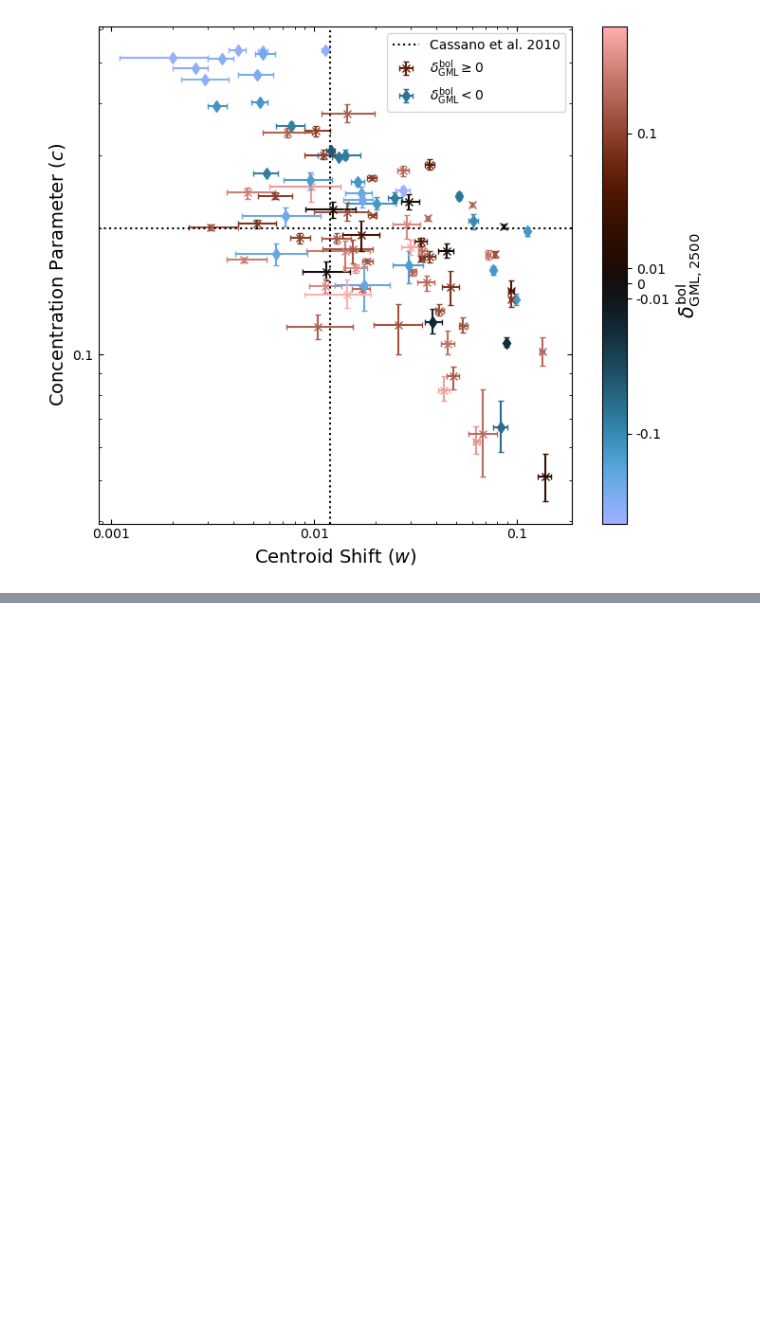
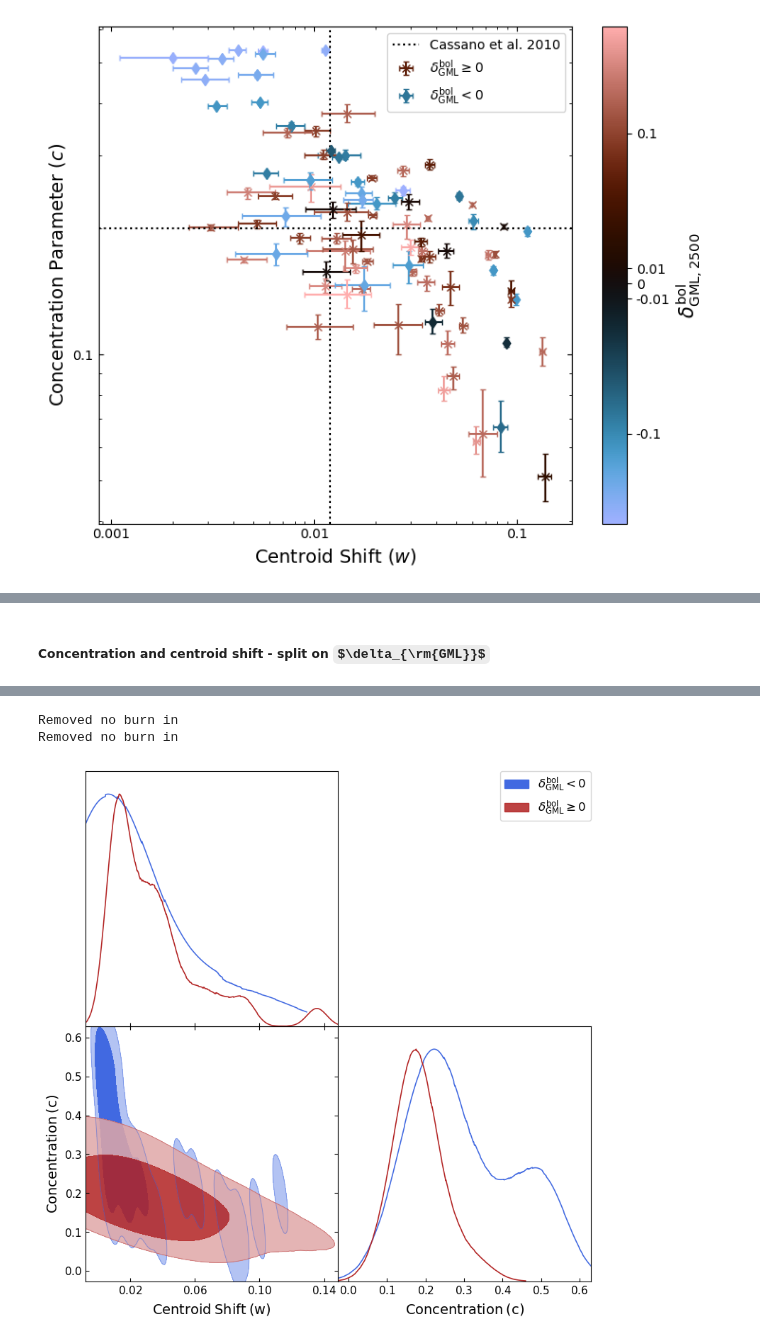
Before and after one commit to DavidT3/XCS-Mass-II-Analysis, a Jupyter notebook: notebooks/exploring_scatter/gasmass-Lx_as_scatter_diagnostic.ipynb, the cells around one changed output, grey strips where cells are left out. Drawn from its saved outputs; the diff is of its cells as text; code cells hidden in the pictures; some formulas as TeX source; blank space fills up the shorter version.

```diff
--- a/notebooks/exploring_scatter/gasmass-Lx_as_scatter_diagnostic.ipynb
+++ b/notebooks/exploring_scatter/gasmass-Lx_as_scatter_diagnostic.ipynb
@@ -849,0 +872,29 @@ plt.close('all')
+# %% [markdown]
+##### Concentration and centroid shift - split on $\delta_{\rm{GML}}$
+# %%
+# Join the delta GML dataframe and the overall information table for SDSSRM-XCS
+rel_sdssxcs_samp = pd.merge(sdssxcs_samp, delta_gml_df, left_on='name', right_on='name')
+
+# Setting up a sub-sample of clusters with delta_gml below zero
+below = rel_sdssxcs_samp[rel_sdssxcs_samp['delta_gmlbol_2500'] < 0]
+below = below[['cen_shift', 'concentration']].values
+
+# Setting up a sub-sample of clusters with delta_gml above zero
+above = rel_sdssxcs_samp[rel_sdssxcs_samp['delta_gmlbol_2500'] >= 0]
+above = above[['cen_shift', 'concentration']].values
+
+# Setting up the getdist samples
+below_samp = MCSamples(samples=below, labels=[r'\rm{Centroid}\:\rm{Shift}\:(w)', r'\rm{Concentration}\:(c)'],
+                       names=['Centroid Shift', 'Concentration'])
+above_samp = MCSamples(samples=above, labels=[r'\rm{Centroid}\:\rm{Shift}\:(w)', r'\rm{Concentration}\:(c)'],
+                       names=['Centroid Shift', 'Concentration'])
+
+# Make the plot
+g = plots.get_subplot_plotter(width_inch=8)
+g.triangle_plot([below_samp, above_samp], filled=True,
+                contour_colors=['royalblue', 'firebrick'],
+                legend_labels=[r'$\delta^{\rm{bol}}_{\rm{GML}} < 0$',
+                               r'$\delta^{\rm{bol}}_{\rm{GML}} \geq 0$'])
+plt.savefig("../../outputs/figures/icm_morphology/concentration_centshift_corner_splitdelta.pdf")
+plt.show()
+# %% [output]
@@ -849,0 +902,3 @@ plt.close('all')
+Removed no burn in
+Removed no burn in
+[figure, added]
```
Also changed, not shown: parts of 8 cells of this notebook, 3 other files.
